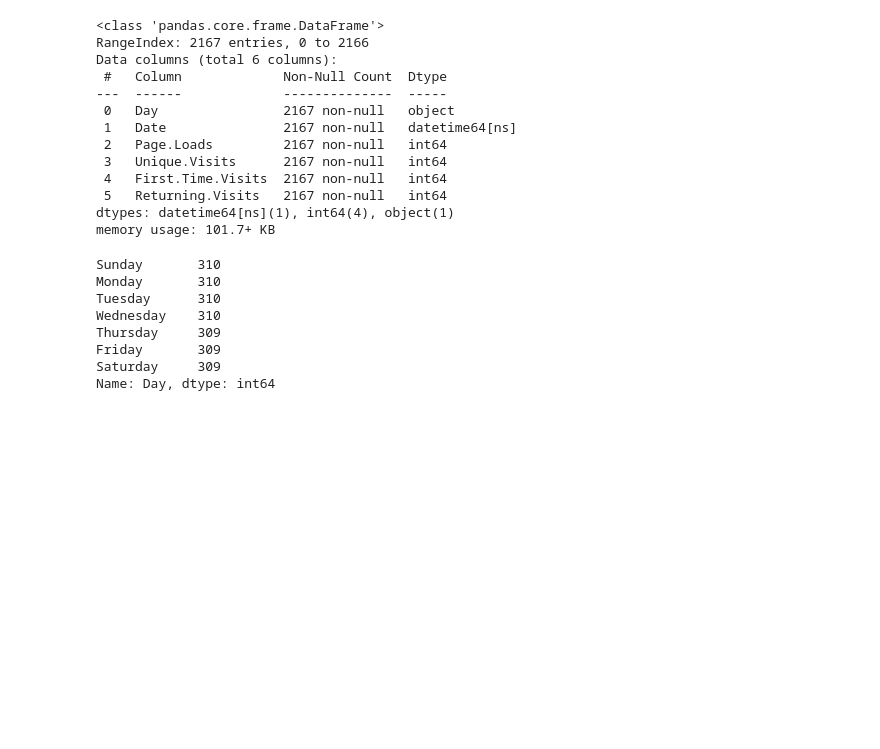
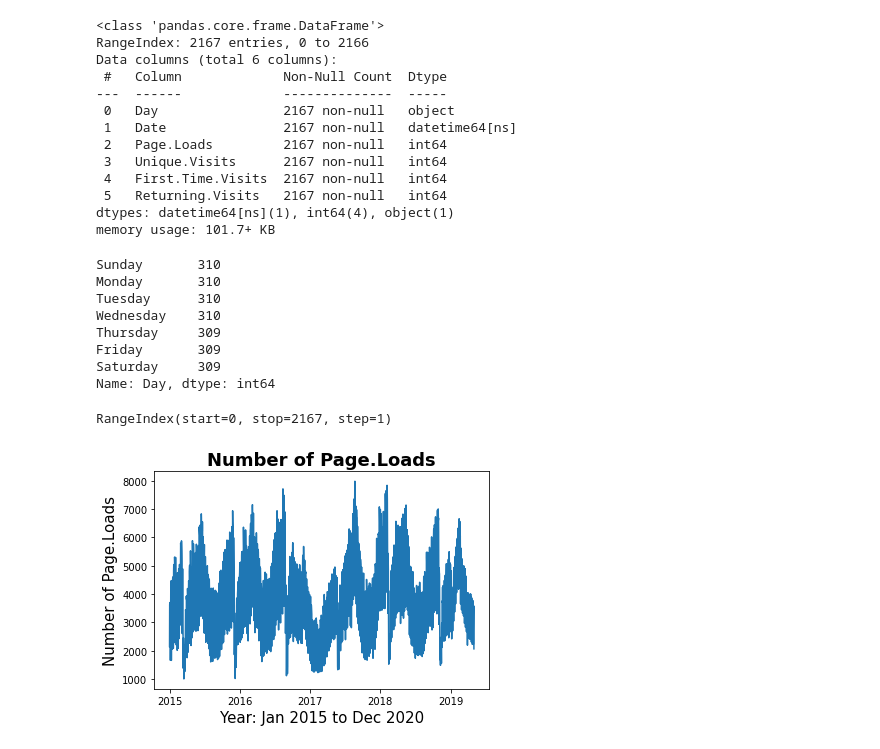
Before and after one commit to SuryaReginaAA/Learn, a Jupyter notebook: Time_Series_Analysis_–_Daily_Website_Visitors_Surya.ipynb, the cells around one changed output. Saved outputs shown, nothing was run; the diff lists cells and outputs as text; code cells hidden in the pictures; blank space fills up the shorter version.

```diff
--- a/Time_Series_Analysis_–_Daily_Website_Visitors_Surya.ipynb
+++ b/Time_Series_Analysis_–_Daily_Website_Visitors_Surya.ipynb
@@ -6,7 +6,7 @@ Drive already mounted at /content/drive; to attempt to forcibly remount, call dr
 # %%
 import pandas as pd
 
-df = pd.read_csv("daily-website-visitors.csv")
+df = pd.read_csv("/content/drive/MyDrive/dataset/daily-website-visitors.csv")
 df.describe()
 # %% [output]
 |  | Row | Day.Of.Week |
@@ -148,3 +148,21 @@ Thursday     309
 Friday       309
 Saturday     309
 Name: Day, dtype: int64
+# %%
+df.index
+# %% [output]
+RangeIndex(start=0, stop=2167, step=1)
+# %%
+import matplotlib.pyplot as plt
+# Feching years
+year = df['Date'].dt.year
+# Visualizing the time series by plotting number of passengers versus time
+fig, ax = plt.subplots()
+ax.plot(df['Page.Loads'])
+ax.set_title('Number of Page.Loads', weight='bold', fontsize=18) # Title
+ax.set_ylabel('Number of Page.Loads', fontsize=15)
+ax.set_xlabel('Year: Jan 2015 to Dec 2020', fontsize=15)
+ax.set_xticklabels(np.unique(year))
+fig.show()
+# %% [output]
+[figure, added]
```
Also changed, not shown: parts of 9 cells of this notebook.
